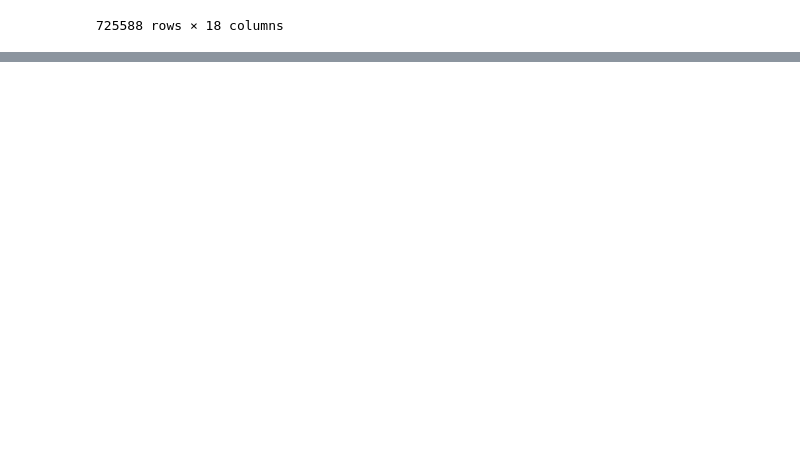
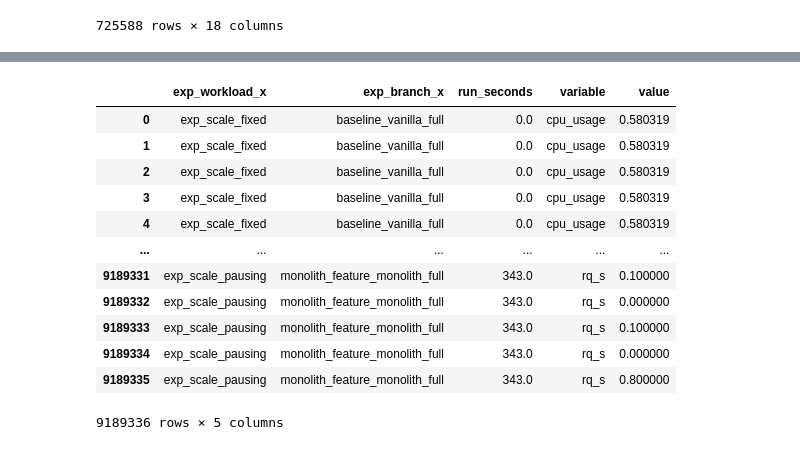
Before and after one commit to clue2-sose25/Clue2, a Jupyter notebook: eval6000.ipynb, the cells around one changed output, grey strips where cells are left out. Cells and saved outputs as stored; diff of their text form; code cells hidden in the pictures; blank space fills up the shorter version.

```diff
--- a/eval6000.ipynb
+++ b/eval6000.ipynb
@@ -278,0 +324,21 @@ AttributeError: Line2D.set() got an unexpected keyword argument 'share_x'
+# %%
+mergemelt = merged.melt(
+    id_vars=['exp_workload_x', 'exp_branch_x', "run_seconds"],
+    value_vars=['cpu_usage', 'rq_s']
+)
+
+mergemelt
+# %% [output]
+|  | exp_workload_x | exp_branch_x | run_seconds | variable | value |
+| 0 | exp_scale_fixed | baseline_vanilla_full | 0.0 | cpu_usage | 0.580319 |
+| 1 | exp_scale_fixed | baseline_vanilla_full | 0.0 | cpu_usage | 0.580319 |
+| 2 | exp_scale_fixed | baseline_vanilla_full | 0.0 | cpu_usage | 0.580319 |
+| 3 | exp_scale_fixed | baseline_vanilla_full | 0.0 | cpu_usage | 0.580319 |
+| 4 | exp_scale_fixed | baseline_vanilla_full | 0.0 | cpu_usage | 0.580319 |
+| ... | ... | ... | ... | ... | ... |
+| 9189331 | exp_scale_pausing | monolith_feature_monolith_full | 343.0 | rq_s | 0.100000 |
+| 9189332 | exp_scale_pausing | monolith_feature_monolith_full | 343.0 | rq_s | 0.000000 |
+| 9189333 | exp_scale_pausing | monolith_feature_monolith_full | 343.0 | rq_s | 0.100000 |
+| 9189334 | exp_scale_pausing | monolith_feature_monolith_full | 343.0 | rq_s | 0.000000 |
+| 9189335 | exp_scale_pausing | monolith_feature_monolith_full | 343.0 | rq_s | 0.800000 |
+9189336 rows × 5 columns
```
Also changed, not shown: parts of 6 cells of this notebook.
